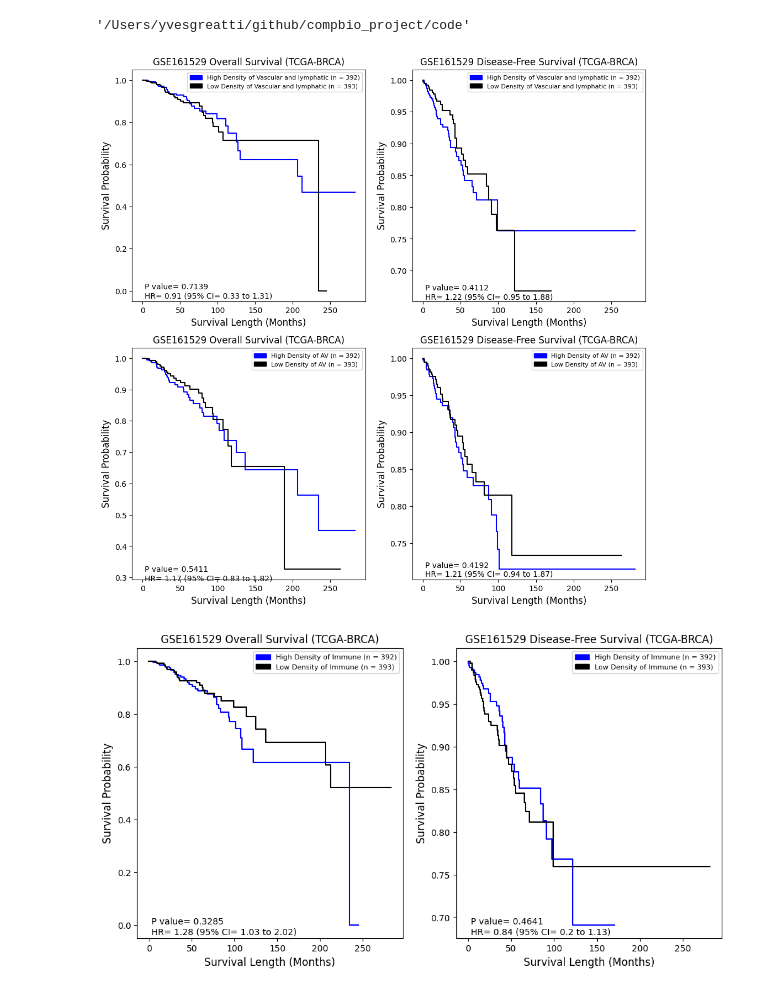
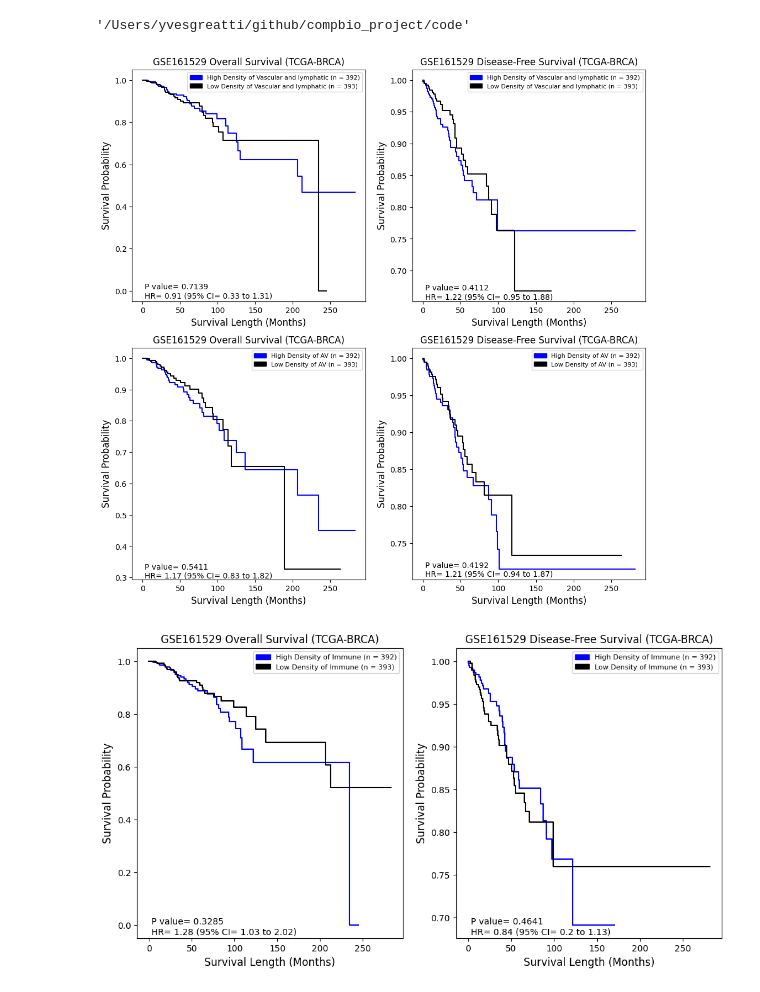
Before and after one commit to ygrepo/compbio_project, a Jupyter notebook: code/TCGA_GSE161529_Survival_cell_type.ipynb, the cells around one changed output. Cells and saved outputs as stored; diff of their text form; code cells hidden in the pictures.

```diff
--- a/code/TCGA_GSE161529_Survival_cell_type.ipynb
+++ b/code/TCGA_GSE161529_Survival_cell_type.ipynb
@@ -170,35 +170,35 @@ cell_type = 'AV'
 S_high,S_low,E_high,E_low, cph  = generate_levels(survival_test, cell_type, "OS")
 axs[1, 0].step(*kmf(E_high, S_high), c='b')
 axs[1, 0].step(*kmf(E_low, S_low), c='k')
 axs[1, 0].set_xlabel('Survival Length (Months)', fontsize=12)
 axs[1, 0].set_ylabel('Survival Probability', fontsize=12)
 p, hr, ci_low, ci_high = retrieve_stats(cph)
 msg = f"P value= {round(p,4)}\nHR= {round(hr,2)} (95% CI= {round(ci_low,2)} to {round(ci_high,2)})"
-axs[1, 0].text(3,0.29, msg,fontsize=10)
+axs[1, 0].text(3,0.298, msg,fontsize=10)
 high_patch = mpatches.Patch(color='b',label=f'High Density of {cell_type} (n = {len(E_high)})')
 low_patch = mpatches.Patch(color='k',label=f'Low Density of {cell_type} (n = {len(E_low)})')
 axs[1, 0].legend(handles=[high_patch,low_patch], fontsize=8)
 axs[1, 0].set_title(f'GSE161529 Overall Survival (TCGA-BRCA)', fontsize=12)
 
 # subplot 4
 S_high,S_low,E_high,E_low, cph  = generate_levels(survival_test, cell_type, "DFS")
 axs[1, 1].step(*kmf(E_high, S_high), c='b')
 axs[1, 1].step(*kmf(E_low, S_low), c='k')
 axs[1, 1].set_xlabel('Survival Length (Months)', fontsize=12)
 axs[1, 1].set_ylabel('Survival Probability', fontsize=12)
 p, hr, ci_low, ci_high = retrieve_stats(cph)
 msg = f"P value= {round(p,4)}\nHR= {round(hr,2)} (95% CI= {round(ci_low,2)} to {round(ci_high,2)})"
 axs[1, 1].text(3,0.705, msg,fontsize=10)
 high_patch = mpatches.Patch(color='b',label=f'High Density of {cell_type} (n = {len(E_high)})')
 low_patch = mpatches.Patch(color='k',label=f'Low Density of {cell_type} (n = {len(E_low)})')
 axs[1, 1].legend(handles=[high_patch,low_patch],fontsize=8)
 axs[1, 1].set_title(f'GSE161529 Disease-Free Survival (TCGA-BRCA)', fontsize=12)
 path = "../figures/GSE161529/VA_AV_cell_survival_logranktest.png"
 plt.savefig(path,format='png')
 plt.show()
 plt.close()
 # %% [output]
-[figure, old version]
+[figure, new version]
 # %%
 
 fig, axs = plt.subplots(nrows=1, ncols=2, figsize=(12, 6))
```
Also changed, not shown: 8 other files.
